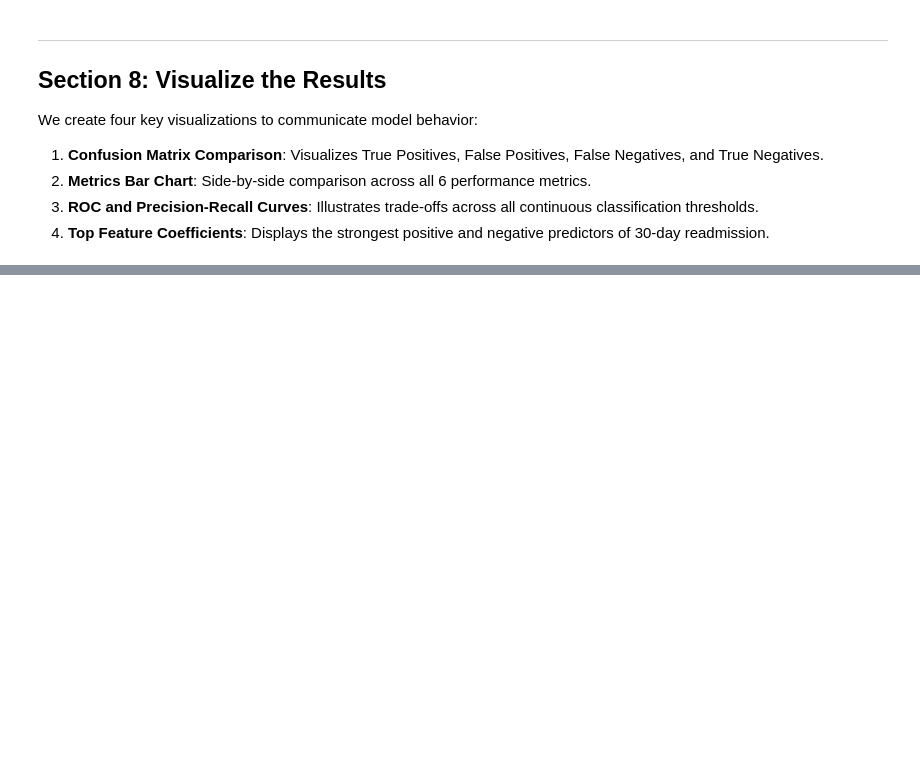
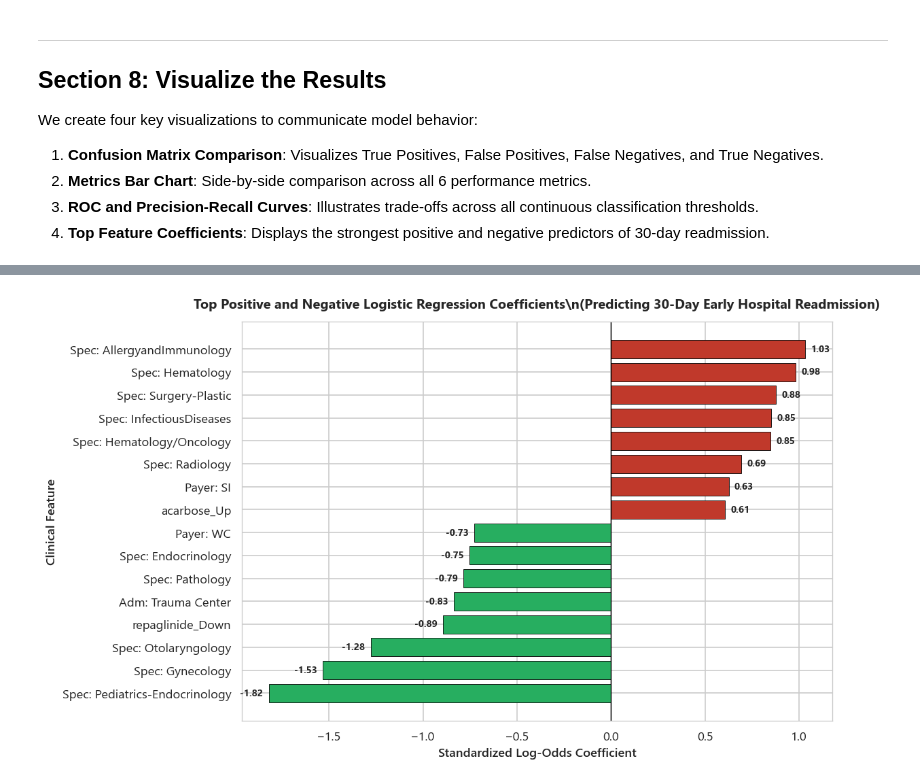
Before and after one commit to AbhijeetArunGore/SWYNEX-Data-Science-Internship, a Jupyter notebook: notebooks/03_modeling_and_evaluation.ipynb, the cells around one changed output, grey strips where cells are left out. Cells and saved outputs as stored; diff of their text form; code cells hidden in the pictures; blank space fills up the shorter version.

```diff
--- a/notebooks/03_modeling_and_evaluation.ipynb
+++ b/notebooks/03_modeling_and_evaluation.ipynb
@@ -373,32 +453,33 @@ cat_encoder = lr_pipeline.named_steps['prep'].named_transformers_['cat']
 cat_feature_names = cat_encoder.get_feature_names_out(cat_cols)
 all_feature_names = num_cols + list(cat_feature_names)
 
 coefs = lr_pipeline.named_steps['clf'].coef_[0]
 coef_df = pd.DataFrame({'feature': all_feature_names, 'coefficient': coefs})
 
 top_pos = coef_df.sort_values(by='coefficient', ascending=False).head(8)
 top_neg = coef_df.sort_values(by='coefficient', ascending=True).head(8)
 plot_coef_df = pd.concat([top_neg, top_pos]).sort_values(by='coefficient', ascending=True)
 
 plot_coef_df['display'] = plot_coef_df['feature'].apply(
     lambda x: x.replace('medical_specialty_', 'Spec: ').replace('admission_type_desc_', 'Adm: ').replace('payer_code_', 'Payer: ')
 )
 
 plt.figure(figsize=(10, 6))
 bar_colors = ['#27ae60' if c < 0 else '#c0392b' for c in plot_coef_df['coefficient']]
 plt.barh(plot_coef_df['display'], plot_coef_df['coefficient'], color=bar_colors, edgecolor='black', linewidth=0.5)
 
-plt.title('Top Positive and Negative Logistic Regression Coefficients
-(Predicting 30-Day Early Hospital Readmission)', fontsize=12, fontweight='bold', pad=12)
+plt.title('Top Positive and Negative Logistic Regression Coefficients\\n(Predicting 30-Day Early Hospital Readmission)', fontsize=12, fontweight='bold', pad=12)
 plt.xlabel('Standardized Log-Odds Coefficient', fontsize=11, fontweight='semibold')
 plt.ylabel('Clinical Feature', fontsize=11, fontweight='semibold')
 plt.axvline(x=0, color='black', linestyle='-', linewidth=0.8)
 
 for bar in plt.gca().patches:
     w = bar.get_width()
     ha = 'left' if w >= 0 else 'right'
     offset = 0.03 if w >= 0 else -0.03
     plt.text(w + offset, bar.get_y() + bar.get_height()/2.0, f'{w:.2f}', va='center', ha=ha, fontsize=8.5, fontweight='bold')
 
 plt.tight_layout()
 plt.show()
+# %% [output]
+[figure, added]
```
Also changed, not shown: parts of 14 cells of this notebook, 1 other file.
